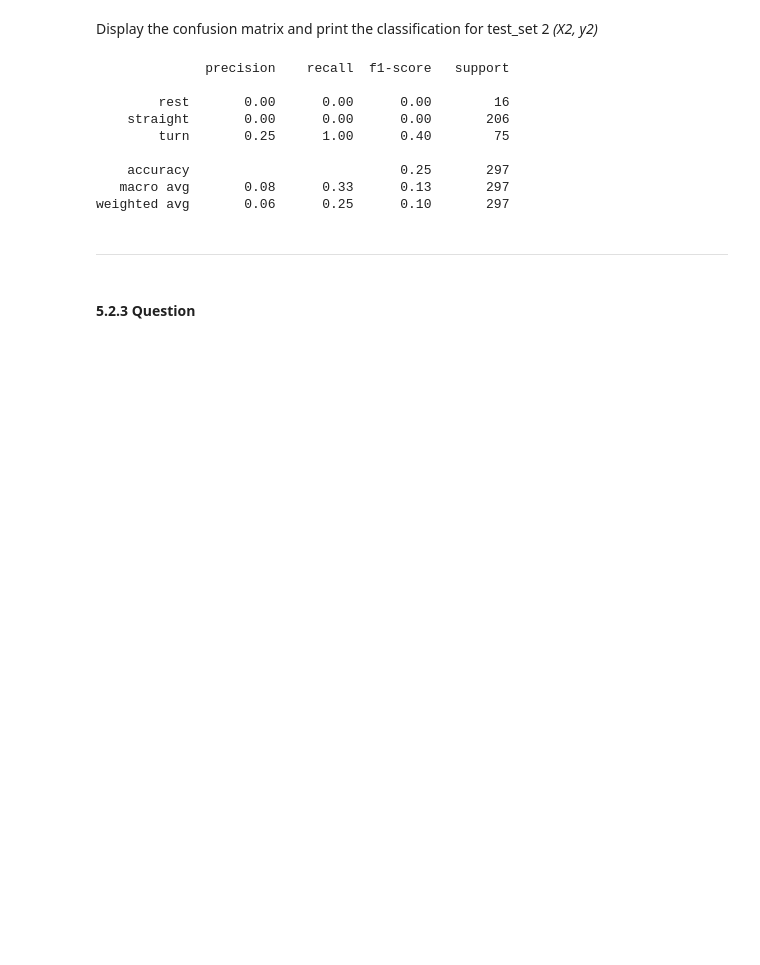
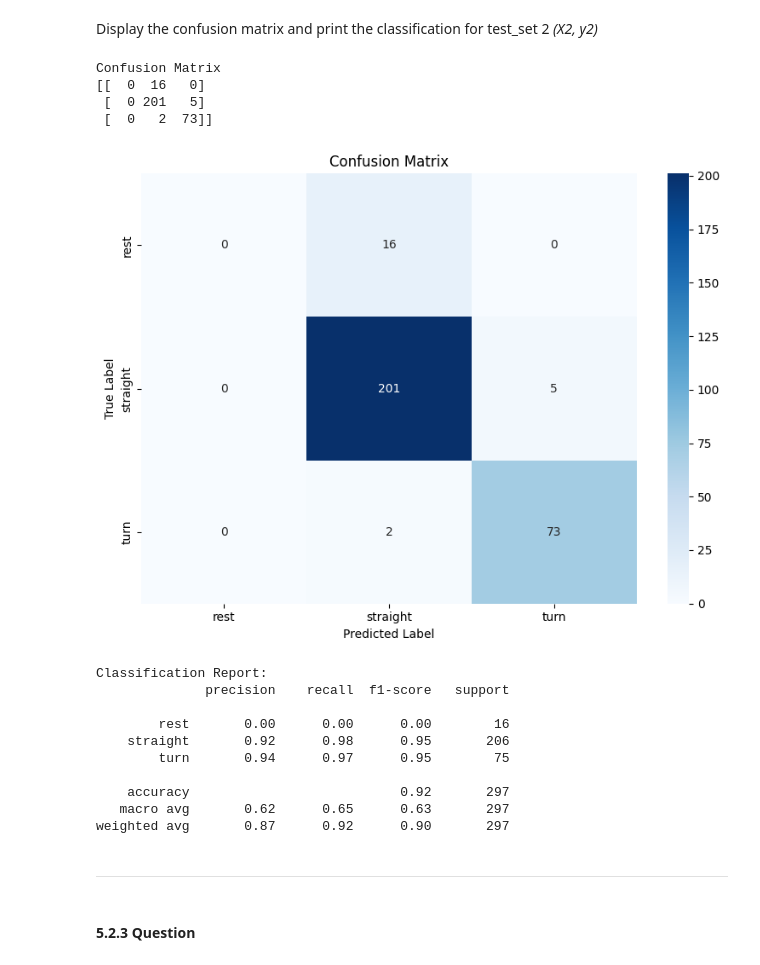
Before and after one commit to quinnledingham/engg680_2024_fall, a Jupyter notebook: Lab_Assignment4/VehicleMotionStateClassification.ipynb, the cells around one changed output. Cells and saved outputs as stored; diff of their text form; code cells hidden in the pictures; blank space fills up the shorter version.

```diff
--- a/Lab_Assignment4/VehicleMotionStateClassification.ipynb
+++ b/Lab_Assignment4/VehicleMotionStateClassification.ipynb
@@ -1343,7 +1227,6 @@ y1 = test_set1['motion_state']
 # %%
 # TODO - Load the target vector from test_set2 into y2, and the selected features from test_set2 into X2
-# y2 =
-# X2 =
+X2 = test_set2.drop('motion_state', axis=1)
+y2 = test_set2['motion_state']
+
 X2.head(2)
-x2 = test_set2.drop('motion_state', axis=1)
-y2 = test_set2['motion_state']
@@ -1381,17 +1273,23 @@ weighted avg       0.84      0.81      0.82       783
 Display the confusion matrix and print the classification for test_set 2 *(X2, y2)*
 # %%
 # TODO - Display confusion matrix and print classification report for (X2, y2)
-print(classification_report(y2, grid.predict(x2)))
+display_cm_cr(y2, grid.predict(X2))
 # %% [output]
-              precision    recall  f1-score   support
-
-        rest       0.00      0.00      0.00        16
-    straight       0.00      0.00      0.00       206
-        turn       0.25      1.00      0.40        75
-
-    accuracy                           0.25       297
-   macro avg       0.08      0.33      0.13       297
-weighted avg       0.06      0.25      0.10       297
+Confusion Matrix
+[[  0  16   0]
+ [  0 201   5]
+ [  0   2  73]]
+[figure, added]
+Classification Report:
+              precision    recall  f1-score   support
+
+        rest       0.00      0.00      0.00        16
+    straight       0.92      0.98      0.95       206
+        turn       0.94      0.97      0.95        75
+
+    accuracy                           0.92       297
+   macro avg       0.62      0.65      0.63       297
+weighted avg       0.87      0.92      0.90       297
 # %% [markdown]
 ___
 # %% [markdown]
```
Also changed, not shown: parts of 51 cells of this notebook.
